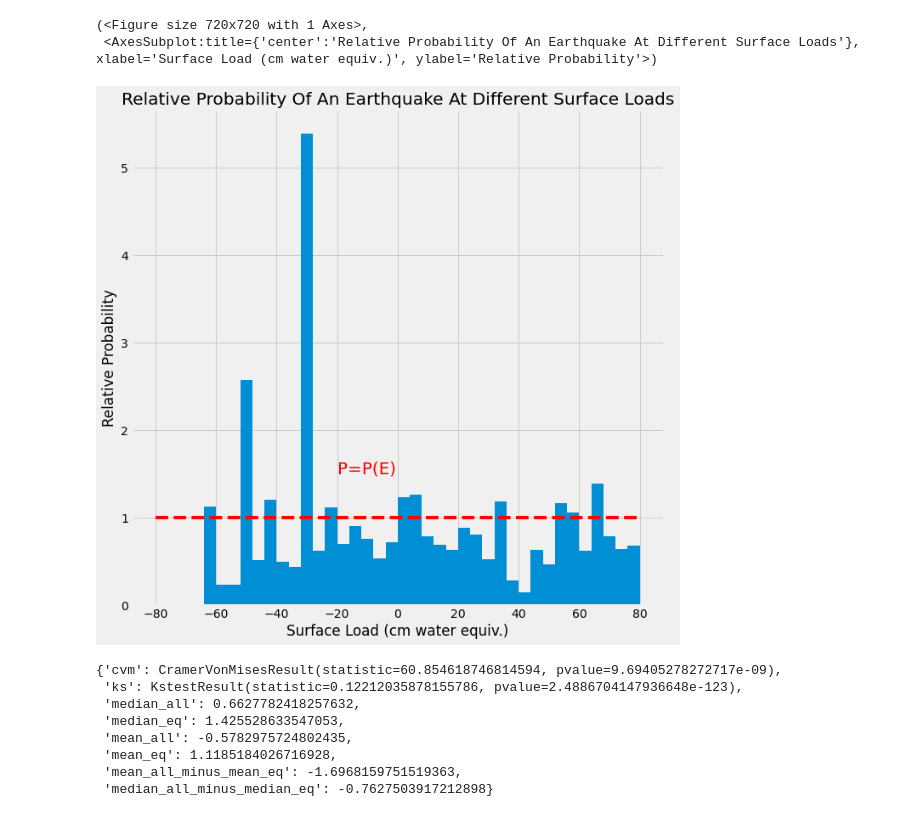
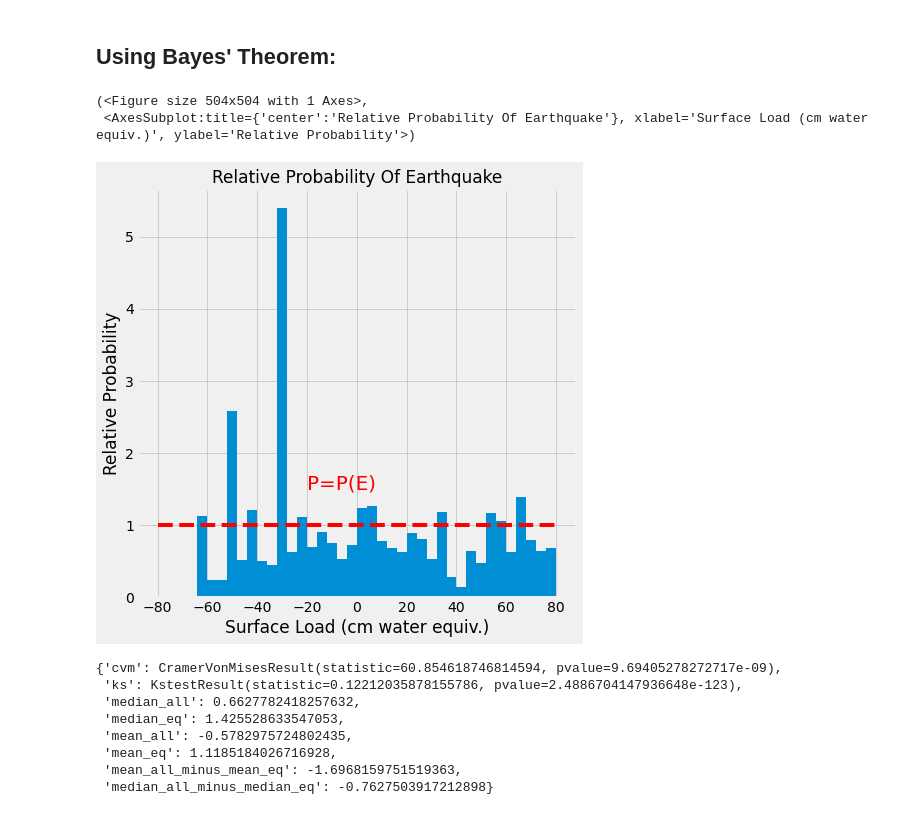
Before and after one commit to epic-research-group/surface-load-quakes, a Jupyter notebook: surface-load-earthquake-relationship.ipynb, the cells around one changed output. Drawn from its saved outputs; the diff is of its cells as text; code cells hidden in the pictures.

Commit message:
fixing font sizes, small changes

```diff
--- a/surface-load-earthquake-relationship.ipynb
+++ b/surface-load-earthquake-relationship.ipynb
@@ -84,43 +80,35 @@ def calc_stats(a,b):
     result['median_all_minus_median_eq'] = np.median(b)-np.median(a)
 
     return result
+# %% [markdown]
+## Using Bayes' Theorem:
 # %%
+# Relative probability of earthquake given loading
+
 def plot_rel_hist(all_time_periods, earthquake_only, ax, title):
 
     bins = np.linspace(-80,80,41)
     LgE = np.histogram(earthquake_only, bins=bins, density = True)[0]
     L   = np.histogram(all_time_periods,bins=bins, density = True)[0]
 
-#     fig,ax = plt.subplots(figsize=(10,10))
-#     plt.style.use('fivethirtyeight')
-#     wid = np.mean(np.diff(bins))
-#     plt.bar(bins[:-1]+wid/2,LgE/L,width=wid)
-
-#     plt.plot([-80,80],[1, 1],'--r')
-#     plt.text(-20,1.1,'P=P(E)',color='r',fontsize=20)
-#     plt.xlabel('Surface Load (cm water equiv.)')
-#     plt.ylabel('Relative Probability')
-#     return fig,ax
-
     wid = np.mean(np.diff(bins))
     ax.bar(bins[:-1]+wid/2,LgE/L,width=wid)
 
     ax.plot([-80,80],[1, 1],'--r')
-    ax.text(-20,1.5,'P=P(E)',color='r',fontsize=20)
-#     ax.xaxis.set_ticks(np.linspace(-80,80,15))
-    ax.set_xlabel('Surface Load (cm water equiv.)')
-    ax.set_ylabel('Relative Probability')
-    ax.set_title(title)
+    ax.text(-20, 1.5,'P=P(E)',color='r',fontsize=20)
+    ax.set_xlabel('Surface Load (cm water equiv.)',fontsize = 17)
+    ax.set_ylabel('Relative Probability',fontsize = 17)
+    ax.set_title(title, fontsize = 17)
     return fig,ax
 # %%
-fig,ax = plt.subplots(figsize=(10,10))
+fig,ax = plt.subplots(figsize=(7,7))
 plt.style.use('fivethirtyeight')
 plot_rel_hist(np.array(ds['lwe_thickness'].data.flatten()), np.array(catalog.dmass), ax,
-              "Relative Probability Of An Earthquake At Different Surface Loads")
+              "Relative Probability Of Earthquake")
 # %% [output]
-(<Figure size 720x720 with 1 Axes>,
- <AxesSubplot:title={'center':'Relative Probability Of An Earthquake At Different Surface Loads'}, xlabel='Surface Load (cm water equiv.)', ylabel='Relative Probability'>)
+(<Figure size 504x504 with 1 Axes>,
+ <AxesSubplot:title={'center':'Relative Probability Of Earthquake'}, xlabel='Surface Load (cm water equiv.)', ylabel='Relative Probability'>)
-[figure, old version]
+[figure, new version]
 # %%
 calc_stats(np.array(catalog.dmass),np.array(ds['lwe_thickness'].data.flatten()))
 # %% [output]
```
Also changed, not shown: parts of 17 cells of this notebook, 1 other file.
